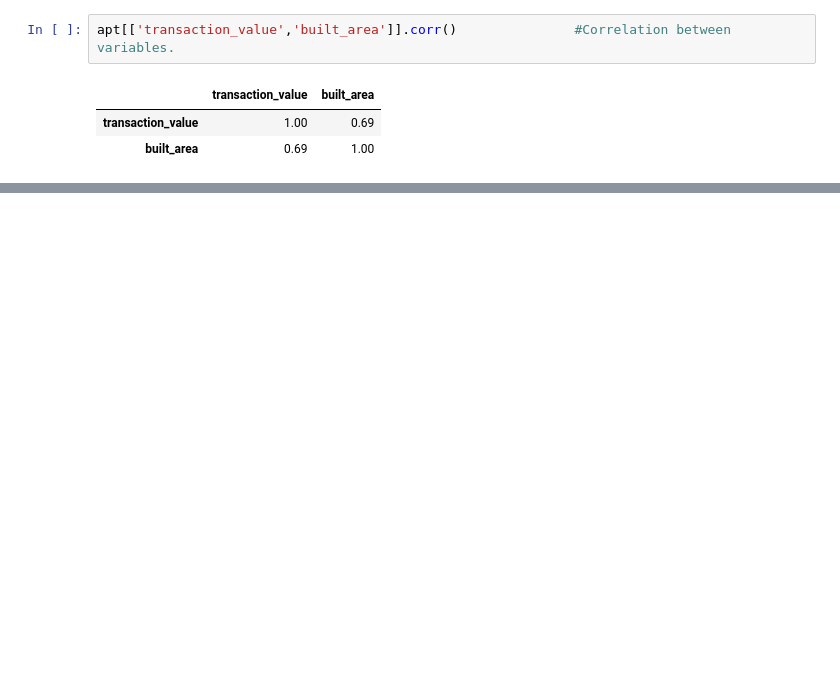
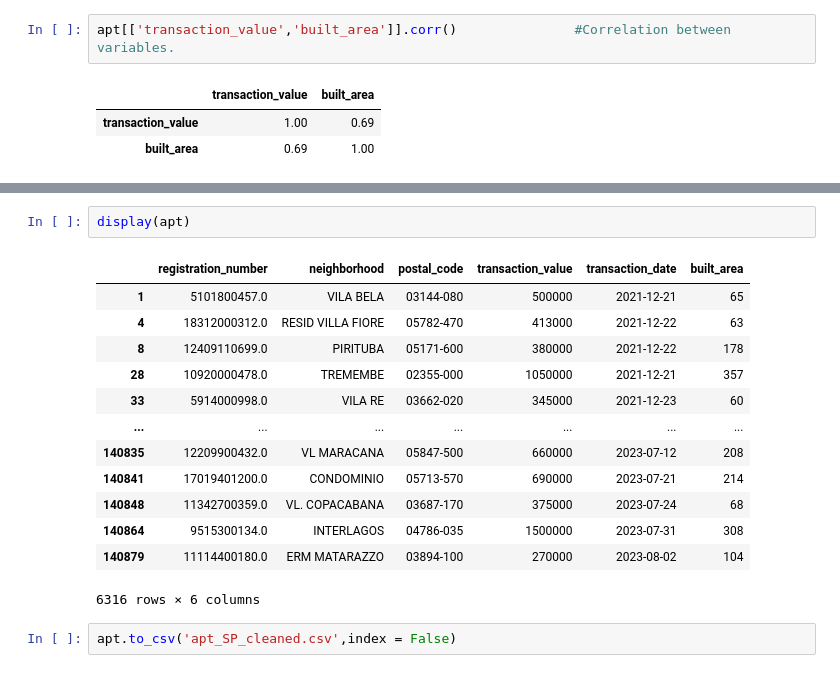
Before and after one commit to GuiNGBarros/DataStudies, a Jupyter notebook: Sao Paulo Apartments/SPapartments_DataProcessing_PART1.ipynb, the cells around one changed output, grey strips where cells are left out. Saved outputs shown, nothing was run; the diff lists cells and outputs as text; blank space fills up the shorter version.

```diff
--- a/Sao Paulo Apartments/SPapartments_DataProcessing.ipynb
+++ b/Sao Paulo Apartments/SPapartments_DataProcessing_PART1.ipynb
@@ -287,0 +344,18 @@ y = apt['transaction_value']
+# %%
+display(apt)
+# %% [output]
+|  | registration_number | neighborhood | postal_code | transaction_value | transaction_date | built_area |
+| 1 | 5101800457.0 | VILA BELA | 03144-080 | 500000 | 2021-12-21 | 65 |
+| 4 | 18312000312.0 | RESID VILLA FIORE | 05782-470 | 413000 | 2021-12-22 | 63 |
+| 8 | 12409110699.0 | PIRITUBA | 05171-600 | 380000 | 2021-12-22 | 178 |
+| 28 | 10920000478.0 | TREMEMBE | 02355-000 | 1050000 | 2021-12-21 | 357 |
+| 33 | 5914000998.0 | VILA RE | 03662-020 | 345000 | 2021-12-23 | 60 |
+| ... | ... | ... | ... | ... | ... | ... |
+| 140835 | 12209900432.0 | VL MARACANA | 05847-500 | 660000 | 2023-07-12 | 208 |
+| 140841 | 17019401200.0 | CONDOMINIO | 05713-570 | 690000 | 2023-07-21 | 214 |
+| 140848 | 11342700359.0 | VL. COPACABANA | 03687-170 | 375000 | 2023-07-24 | 68 |
+| 140864 | 9515300134.0 | INTERLAGOS | 04786-035 | 1500000 | 2023-07-31 | 308 |
+| 140879 | 11114400180.0 | ERM MATARAZZO | 03894-100 | 270000 | 2023-08-02 | 104 |
+6316 rows × 6 columns
+# %%
+apt.to_csv('apt_SP_cleaned.csv',index = False)
```
Also changed, not shown: parts of 14 cells of this notebook, 8 other files.
